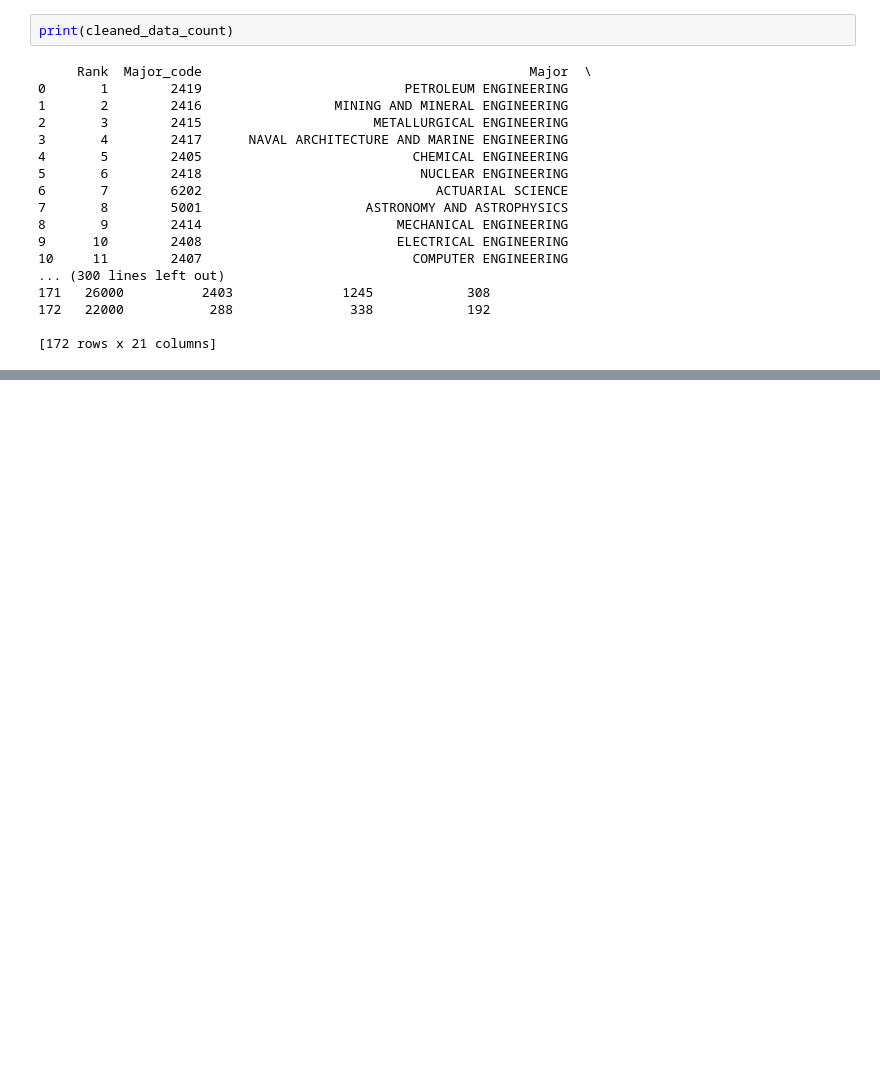
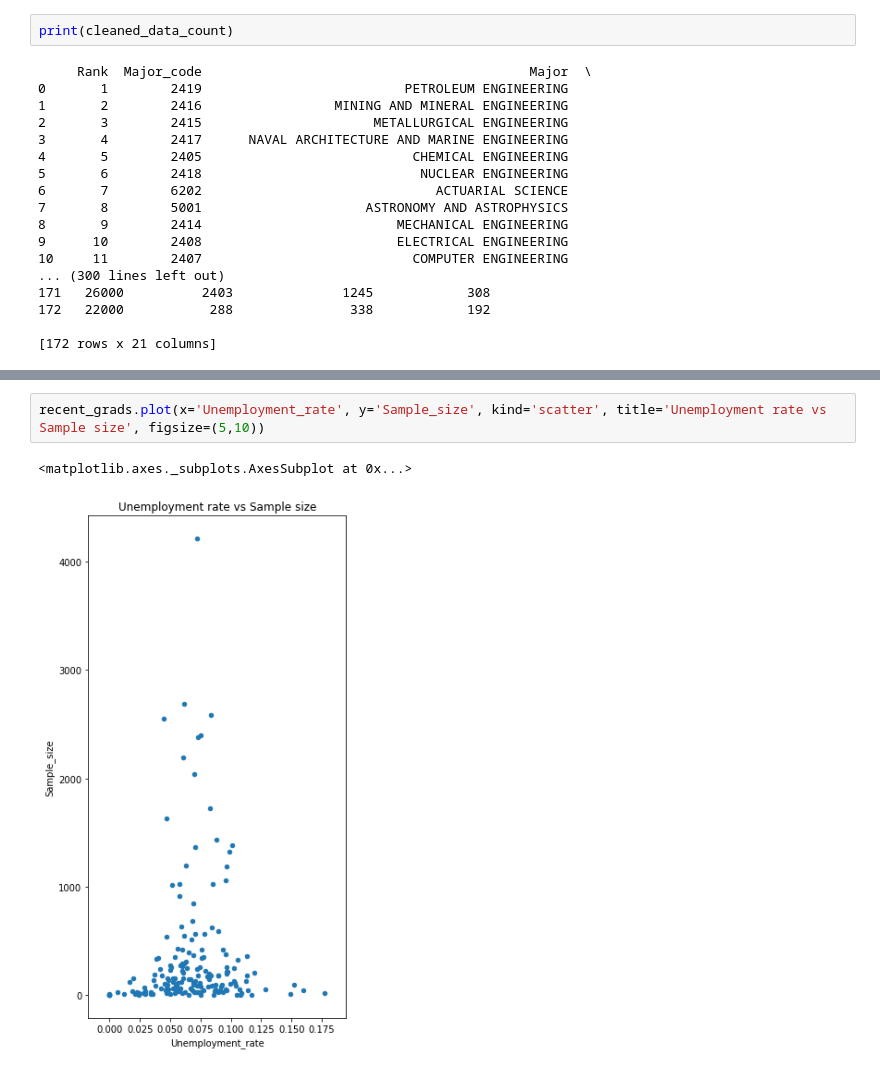
Before and after one commit to stsh8/Guided-Project-Visualizing-Earnings-Based-On-College-Majors, a Jupyter notebook: College_majors.ipynb, the cells around one changed output, grey strips where cells are left out. Saved outputs shown, nothing was run; the diff lists cells and outputs as text; blank space fills up the shorter version.

```diff
--- a/College_majors.ipynb
+++ b/College_majors.ipynb
@@ -102,0 +108,5 @@ print(cleaned_data_count)
+# %%
+recent_grads.plot(x='Unemployment_rate', y='Sample_size', kind='scatter', title='Unemployment rate vs Sample size', figsize=(5,10))
+# %% [output]
+<matplotlib.axes._subplots.AxesSubplot at 0x...>
+[figure, added]
```
Also changed, not shown: parts of 19 cells of this notebook.
